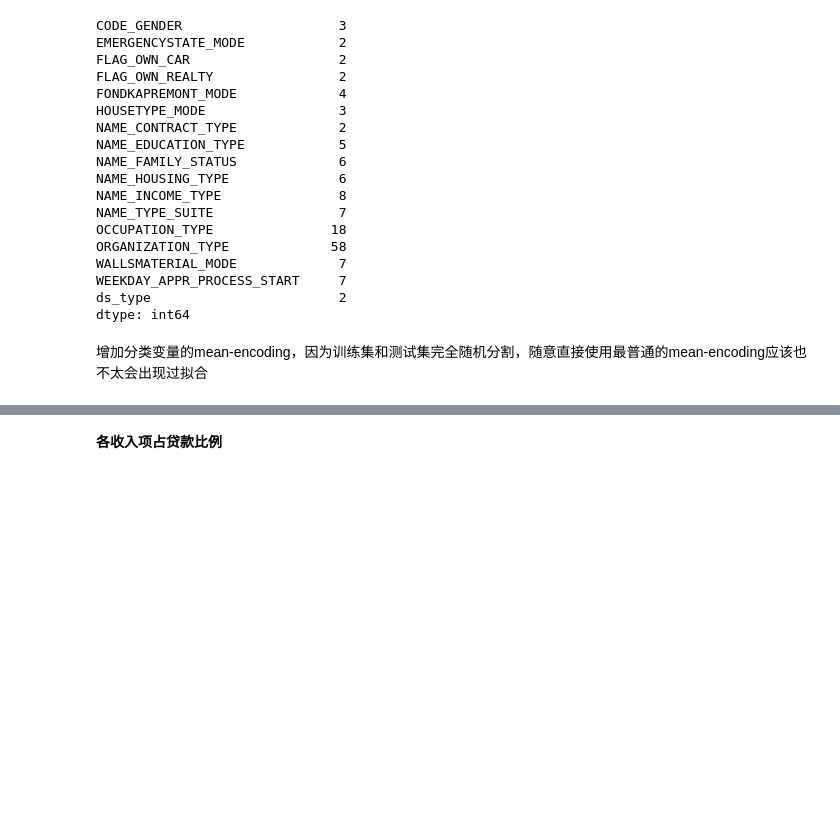
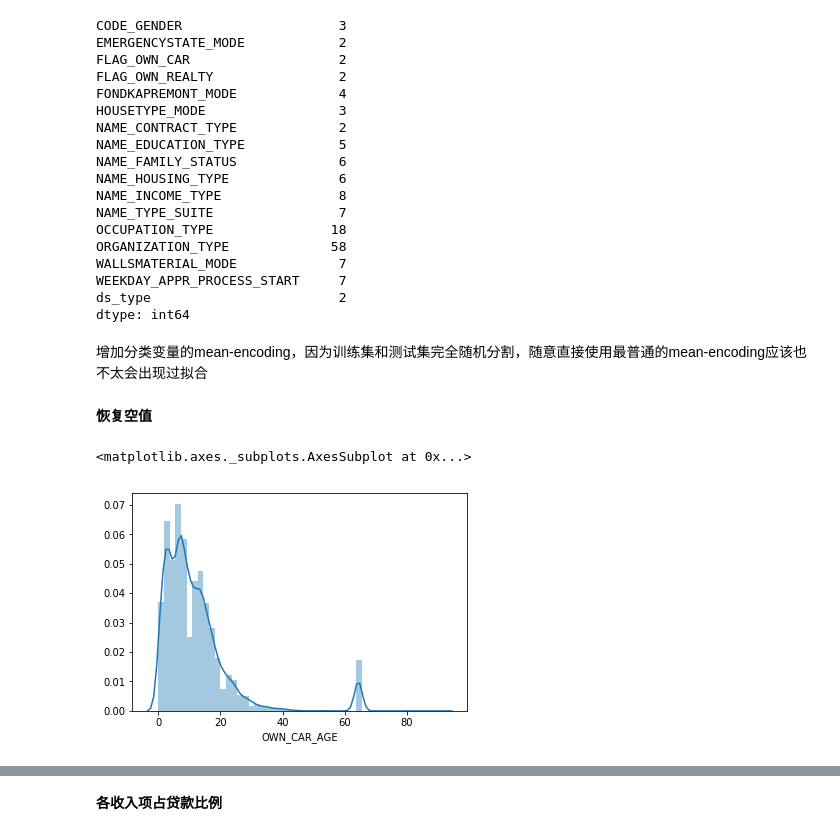
Before and after one commit to hahadsg/MyKaggle, a Jupyter notebook: competitions/home-credit-default-risk/EDA.ipynb, the cells around one changed output, grey strips where cells are left out. Drawn from its saved outputs; the diff is of its cells as text; code cells hidden in the pictures; blank space fills up the shorter version.

```diff
--- a/competitions/home-credit-default-risk/EDA.ipynb
+++ b/competitions/home-credit-default-risk/EDA.ipynb
@@ -141,3 +141,11 @@ add_features(temp_df.columns.tolist())
 for c in categorical_features:
     full_df, new_feat = mean_encoding(full_df, c, label_col, is_tst, return_feature_name=True)
     add_features(new_feat)
+# %% [markdown]
+**恢复空值**
+# %%
+f = 'OWN_CAR_AGE'
+sns.distplot(full_df[f][~full_df[f].isnull()])
+# %% [output]
+<matplotlib.axes._subplots.AxesSubplot at 0x...>
+[figure, added]
```
Also changed, not shown: parts of 8 cells of this notebook.
